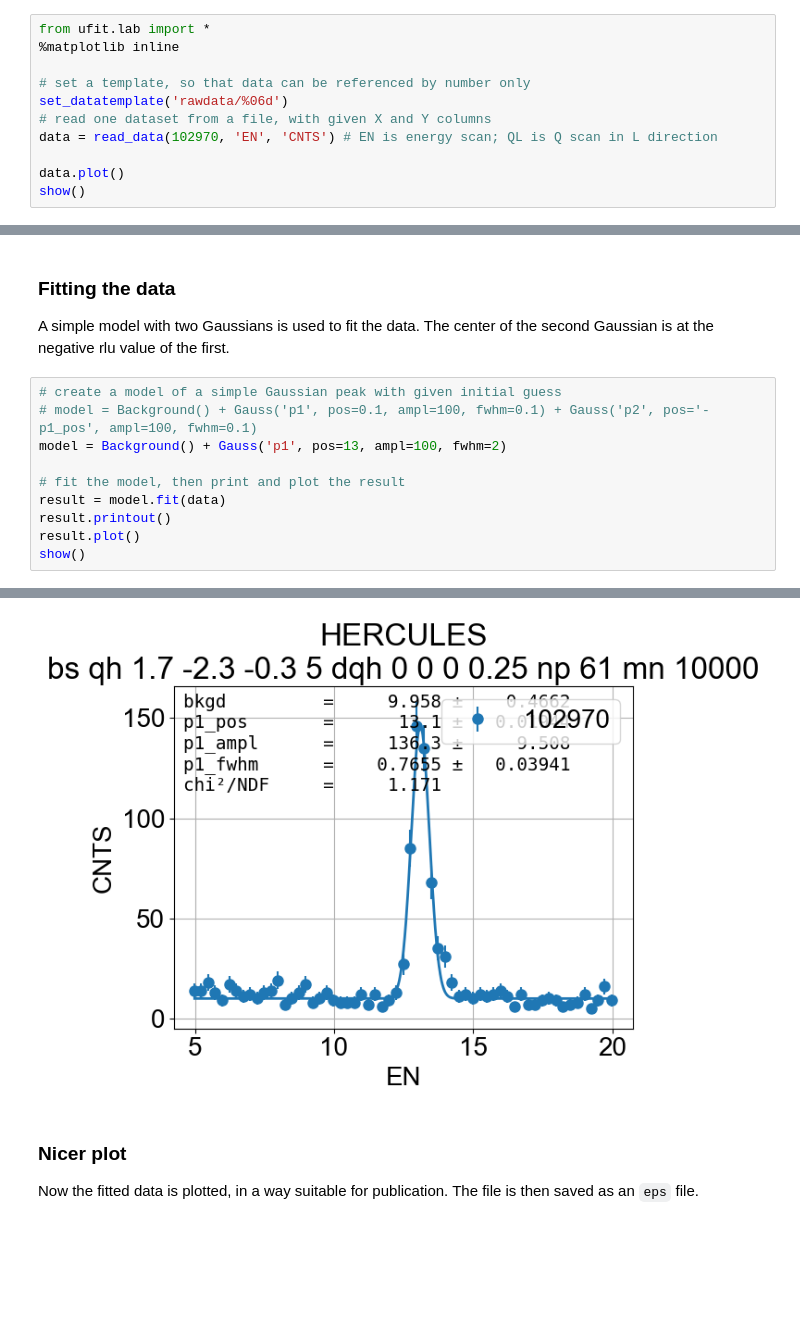
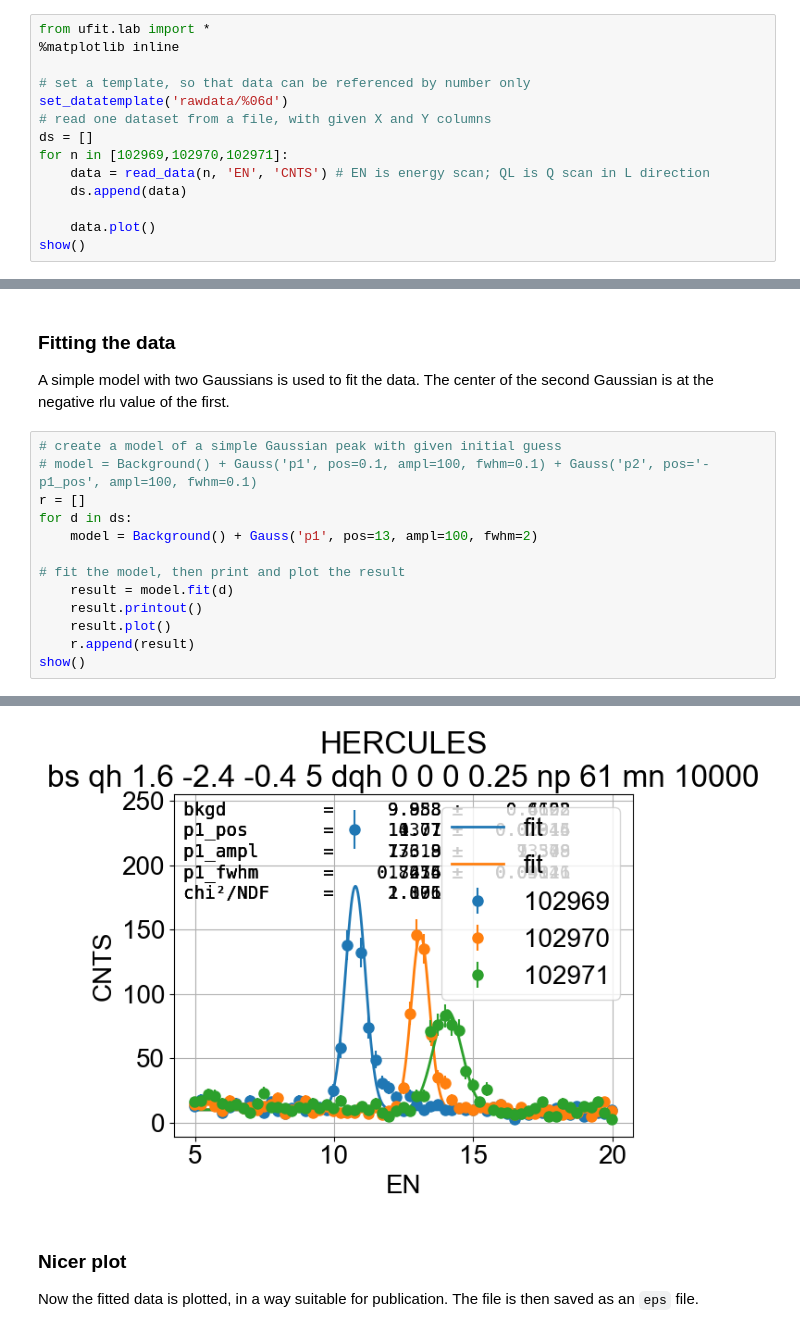
Before and after one commit to OctiEHA/silicon2022, a Jupyter notebook: silicon.ipynb, the cells around one changed output, grey strips where cells are left out. Drawn from its saved outputs; the diff is of its cells as text; blank space fills up the shorter version.

```diff
--- a/silicon.ipynb
+++ b/silicon.ipynb
@@ -82,8 +82,11 @@ from ufit.lab import *
 # set a template, so that data can be referenced by number only
 set_datatemplate('rawdata/%06d')
 # read one dataset from a file, with given X and Y columns
-data = read_data(102970, 'EN', 'CNTS') # EN is energy scan; QL is Q scan in L direction
+ds = []
+for n in [102969,102970,102971]:
+    data = read_data(n, 'EN', 'CNTS') # EN is energy scan; QL is Q scan in L direction
+    ds.append(data)
 
-data.plot()
+    data.plot()
 show()
 # %% [output]
@@ -95,11 +98,14 @@ A simple model with two Gaussians is used to fit the data. The center of the sec
 # %%
 # create a model of a simple Gaussian peak with given initial guess
 # model = Background() + Gauss('p1', pos=0.1, ampl=100, fwhm=0.1) + Gauss('p2', pos='-p1_pos', ampl=100, fwhm=0.1)
-model = Background() + Gauss('p1', pos=13, ampl=100, fwhm=2)
+r = []
+for d in ds:
+    model = Background() + Gauss('p1', pos=13, ampl=100, fwhm=2)
 
 # fit the model, then print and plot the result
-result = model.fit(data)
-result.printout()
-result.plot()
+    result = model.fit(d)
+    result.printout()
+    result.plot()
+    r.append(result)
 show()
 # %% [output]
@@ -113,5 +128,5 @@ chi^2/NDF       =      1.171
 ================================================================================
-[figure, old version]
+[figure, new version]
 # %% [markdown]
 ### Nicer plot
 
```
Also changed, not shown: parts of 5 cells of this notebook, 2 other files.
